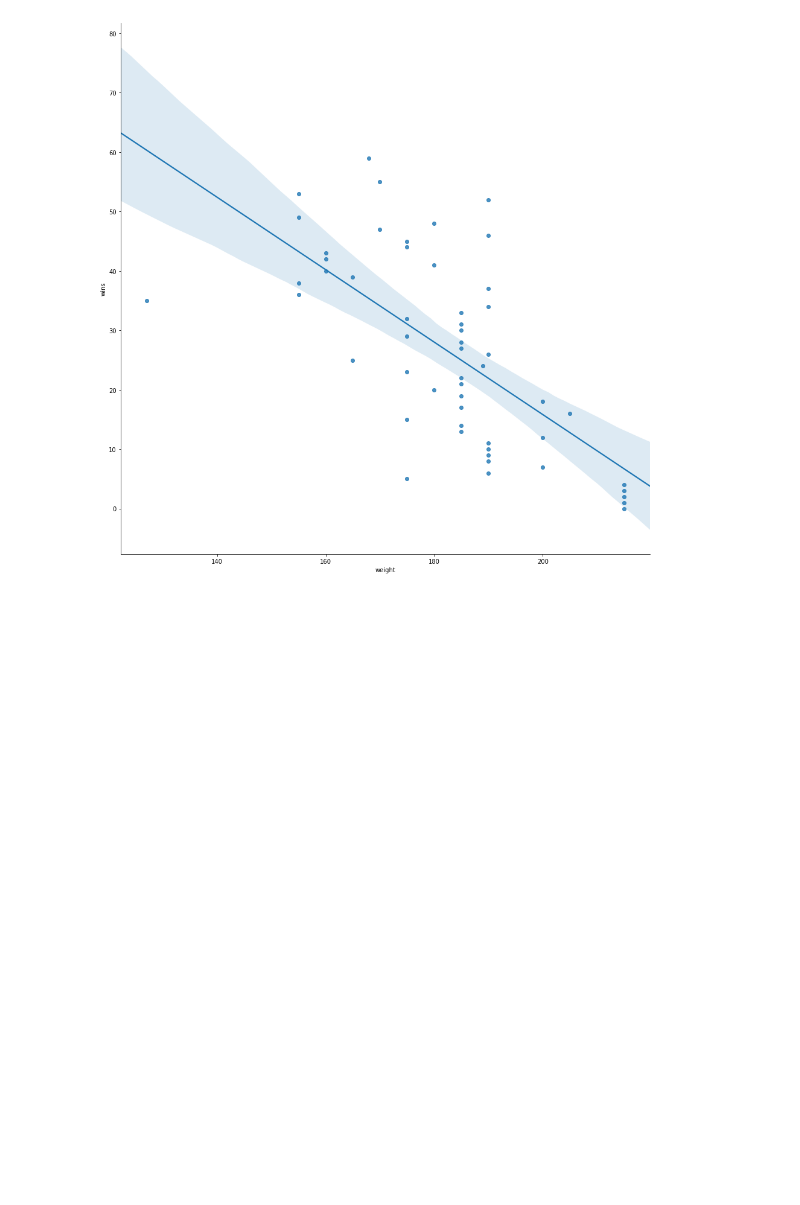
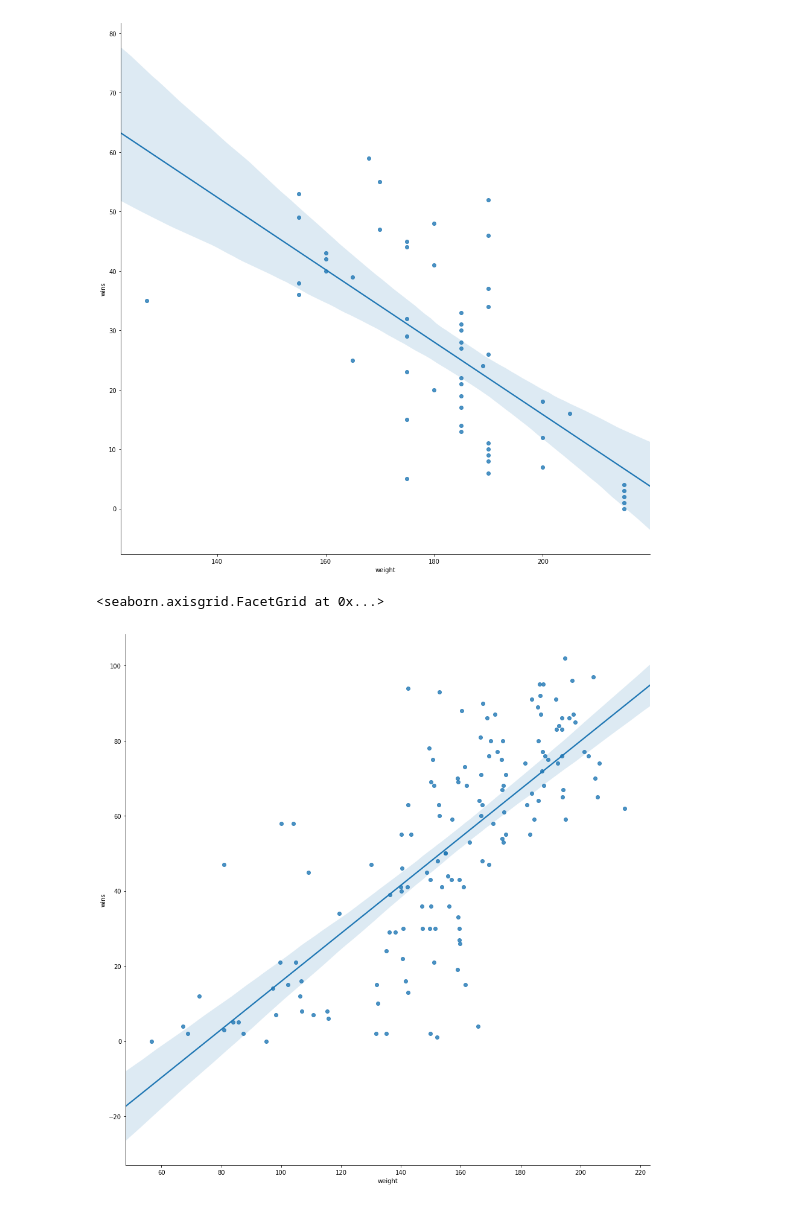
Before and after one commit to TimVanWesemael/Gegevensbanken, a Jupyter notebook: Part 4/04 - ASSIGNMENT.ipynb, the cells around one changed output. Cells and saved outputs as stored; diff of their text form; code cells hidden in the pictures; blank space fills up the shorter version.

Commit message:
Final visualization

```diff
--- a/Part 4/04 - ASSIGNMENT.ipynb
+++ b/Part 4/04 - ASSIGNMENT.ipynb
@@ -470,3 +470,26 @@ sns.lmplot(data=data1, x="weight", y="wins", fit_reg=True, size=13)
 plt.show()
 # %% [output]
 [figure]
+# %%
+import matplotlib.pyplot as plt
+import seaborn as sns
+
+def query_visualisation2(connection,column_names):
+    query="""
+    SELECT t.name, t.yearID, t.W as wins, AVG(m.Weight)
+    FROM Teams t, Master m, Appearances a
+    WHERE a.teamID = t.teamID AND a.playerID = m.playerID AND a.yearID = t.yearID
+    GROUP BY t.teamID, t.teamID
+    ORDER BY AVG(m.Weight)
+    """.format()
+
+    #stap 2&3
+    r = run_query(connection, query)
+    frame = pd.DataFrame(r, columns=['name', 'year','wins', 'weight'], dtype="float") #query in dataframe zetten
+    return frame
+
+data1 = query_visualisation2(c, column_names)
+sns.lmplot(data=data1, x="weight", y="wins", fit_reg=True, size=13)
+# %% [output]
+<seaborn.axisgrid.FacetGrid at 0x...>
+[figure, added]
```
Also changed, not shown: parts of 5 cells of this notebook.
